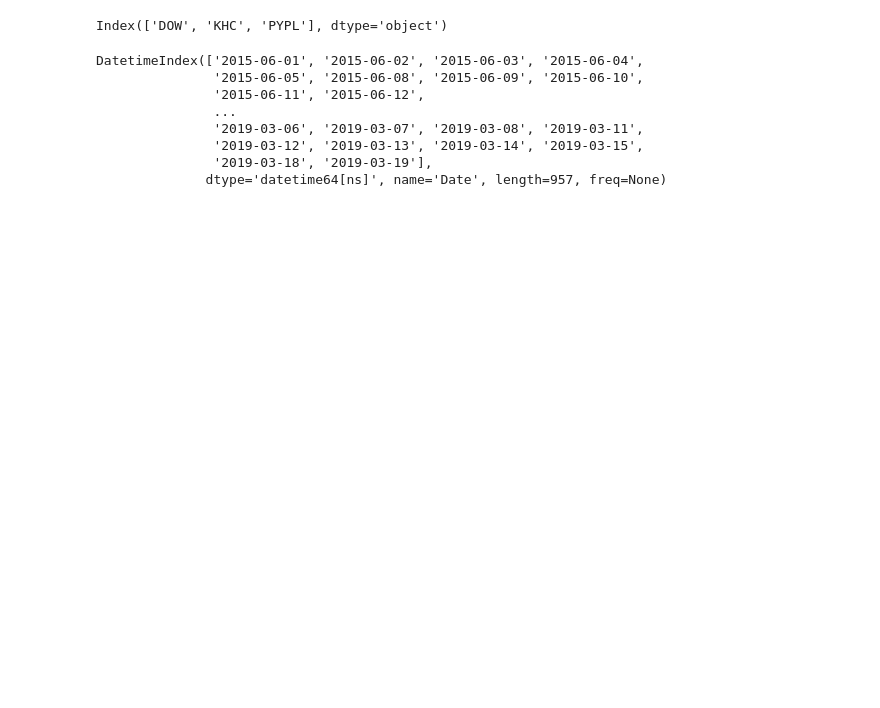
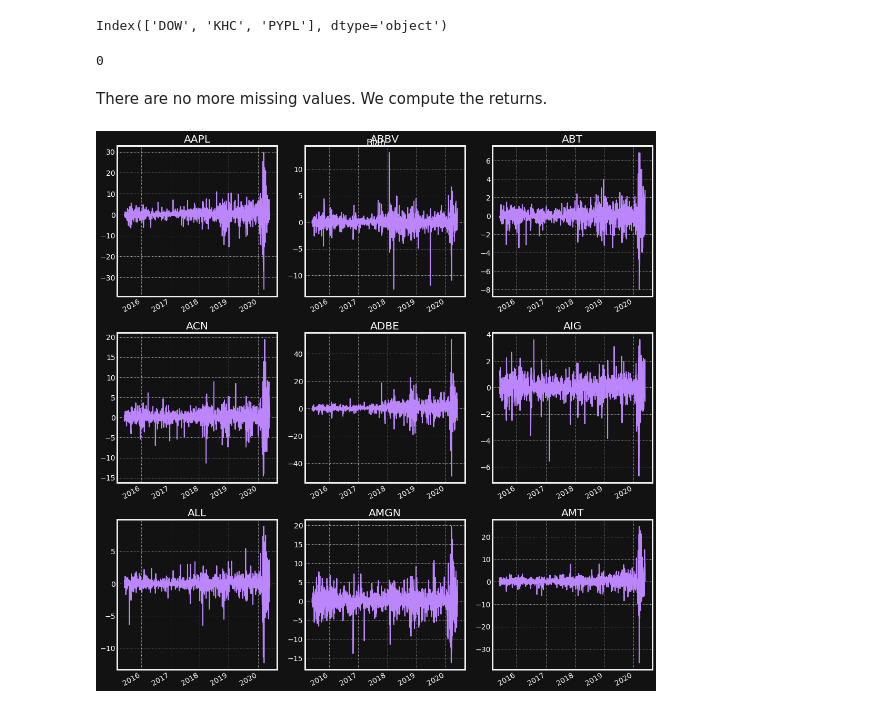
Before and after one commit to sebastjancizel/ml-for-finance, a Jupyter notebook: denoising_detoning/denoising_sp100.ipynb, the cells around one changed output. Cells and saved outputs as stored; diff of their text form; code cells hidden in the pictures; blank space fills up the shorter version.

```diff
--- a/denoising_detoning/denoising_sp100.ipynb
+++ b/denoising_detoning/denoising_sp100.ipynb
@@ -10,3 +1,22 @@ filterwarnings('ignore')
+# %%
+import pandas as pd
+from pandas_datareader import data
+import numpy as np
+import matplotlib.pyplot as plt
+from warnings import filterwarnings
+from cycler import cycler
+
+plt.style.use(['dark_background', 'fivethirtyeight'])
+plt.rcParams['axes.facecolor'] = '#121212'
+plt.rcParams['figure.facecolor'] = '#121212'
+plt.rcParams['grid.linestyle'] = ':'
+plt.rcParams['figure.autolayout'] = True ## This makes sure that the subplots are sufficiently far apart
+plt.rcParams['axes.prop_cycle'] = cycler('color',['#bb86fc', '#c7fc86', '#ff7697', '#ffffff'])
+plt.rcParams['lines.linewidth'] = 2
+plt.rcParams['boxplot.boxprops.linewidth'] = 2
+plt.rcParams['boxplot.flierprops.markeredgecolor'] = 'white'
+
+filterwarnings('ignore')
 # %% [markdown]
 ## Data scraping and prep
 
@@ -93,14 +61,23 @@ raw_data.isna()
 raw_data.columns[raw_data.isna().any()]
 # %% [output]
 Index(['DOW', 'KHC', 'PYPL'], dtype='object')
-# %%
-raw_data.index[raw_data.isna().any(axis = 1)]
-# %% [output]
-DatetimeIndex(['2015-06-01', '2015-06-02', '2015-06-03', '2015-06-04',
-               '2015-06-05', '2015-06-08', '2015-06-09', '2015-06-10',
-               '2015-06-11', '2015-06-12',
-               ...
-               '2019-03-06', '2019-03-07', '2019-03-08', '2019-03-11',
-               '2019-03-12', '2019-03-13', '2019-03-14', '2019-03-15',
-               '2019-03-18', '2019-03-19'],
-              dtype='datetime64[ns]', name='Date', length=957, freq=None)
+# %%
+data = raw_data[raw_data.columns[raw_data.isna().any() == False]]
+# %%
+data.isna().sum().sum()
+# %% [output]
+0
+# %% [markdown]
+There are no more missing values. We compute the returns.
+# %%
+returns = data.diff().dropna()
+returns.to_pickle('sp100_clean_returns.pkl')
+# %%
+fig, axs = plt.subplots(3,3, figsize = (15,15))
+axs = axs.ravel()
+
+for i, elt in enumerate(returns.columns[:9]):
+    returns[elt].plot(ax=axs[i], title = elt)
+    axs[i].set_xlabel('')
+# %% [output]
+[figure, added]
```
Also changed, not shown: parts of 13 cells of this notebook, 2 other files.
